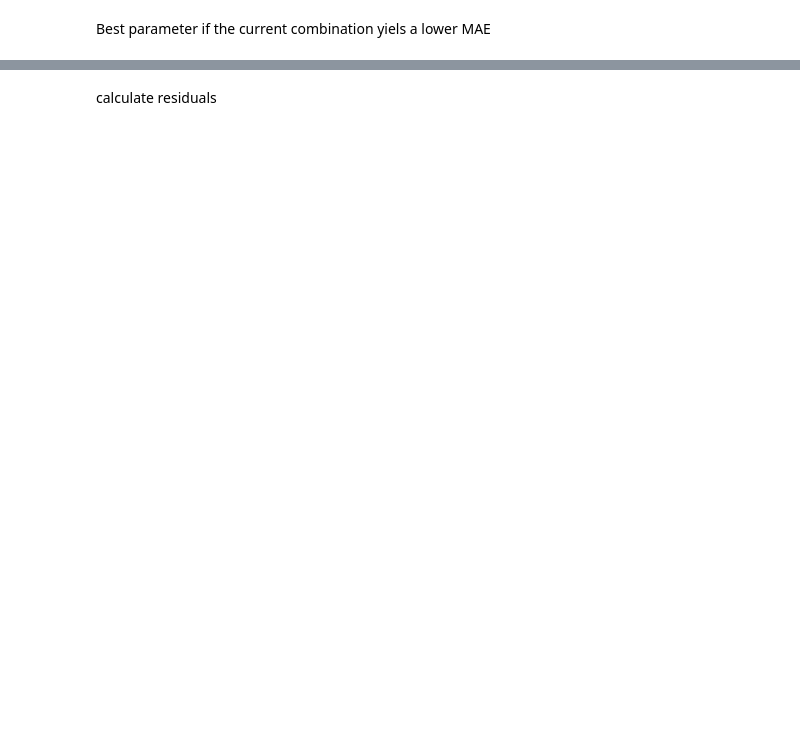
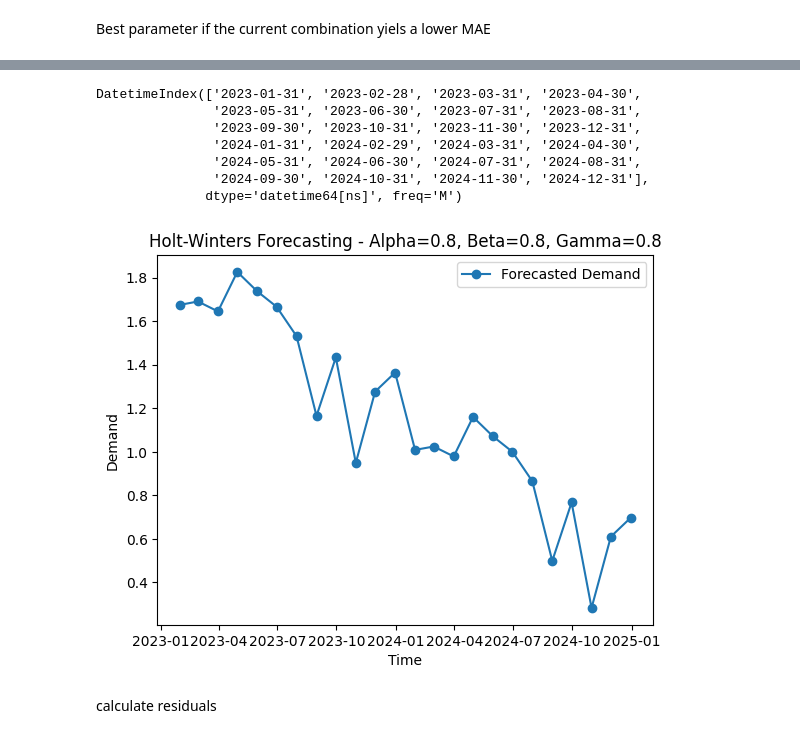
Before and after one commit to ghodsieh86/ghodsieh6220project, a Jupyter notebook: 6300.ipynb, the cells around one changed output, grey strips where cells are left out. Drawn from its saved outputs; the diff is of its cells as text; code cells hidden in the pictures; blank space fills up the shorter version.

```diff
--- a/6300.ipynb
+++ b/6300.ipynb
@@ -99,3 +109,27 @@ Best Parameters: Alpha=0.1, Beta=0.1, Gamma=0.1
+# %%
+    #x = df.index[-1] + pd.DateOffset(months=1)
+    #x = x.date()
+   # print(x)
+    y = pd.date_range(start = df.index[-1] + pd.DateOffset(month = 1), periods=24, freq='M')
+    print(y)
+   # y = y + x
+    plt.plot(y, forecast, label='Forecasted Demand', marker='o')
+    plt.title(f'Holt-Winters Forecasting - Alpha={alpha}, Beta={beta}, Gamma={gamma}')
+    plt.xlabel('Time')
+    plt.ylabel('Demand')
+    plt.legend()
+    plt.show()
+
+    print('\n')
+# %% [output]
+DatetimeIndex(['2023-01-31', '2023-02-28', '2023-03-31', '2023-04-30',
+               '2023-05-31', '2023-06-30', '2023-07-31', '2023-08-31',
+               '2023-09-30', '2023-10-31', '2023-11-30', '2023-12-31',
+               '2024-01-31', '2024-02-29', '2024-03-31', '2024-04-30',
+               '2024-05-31', '2024-06-30', '2024-07-31', '2024-08-31',
+               '2024-09-30', '2024-10-31', '2024-11-30', '2024-12-31'],
+              dtype='datetime64[ns]', freq='M')
+[figure, added]
 # %% [markdown]
 calculate residuals
 # %%
```
Also changed, not shown: parts of 5 cells of this notebook.
